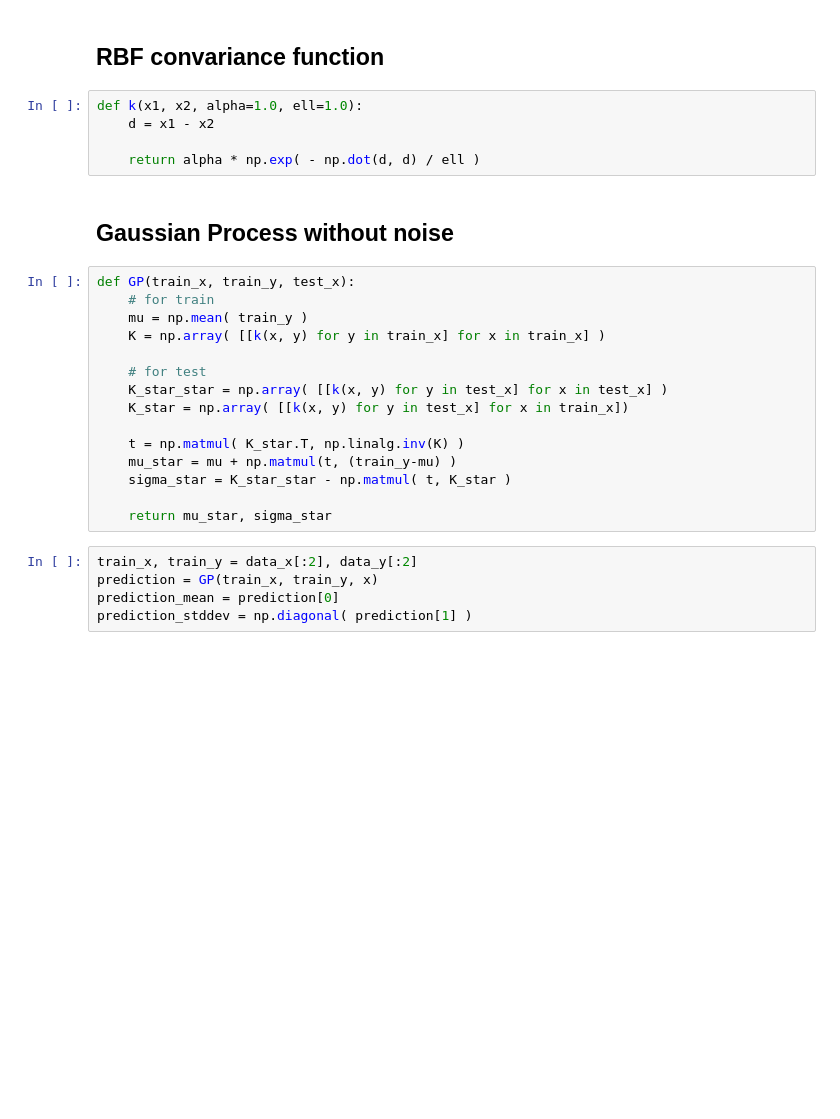
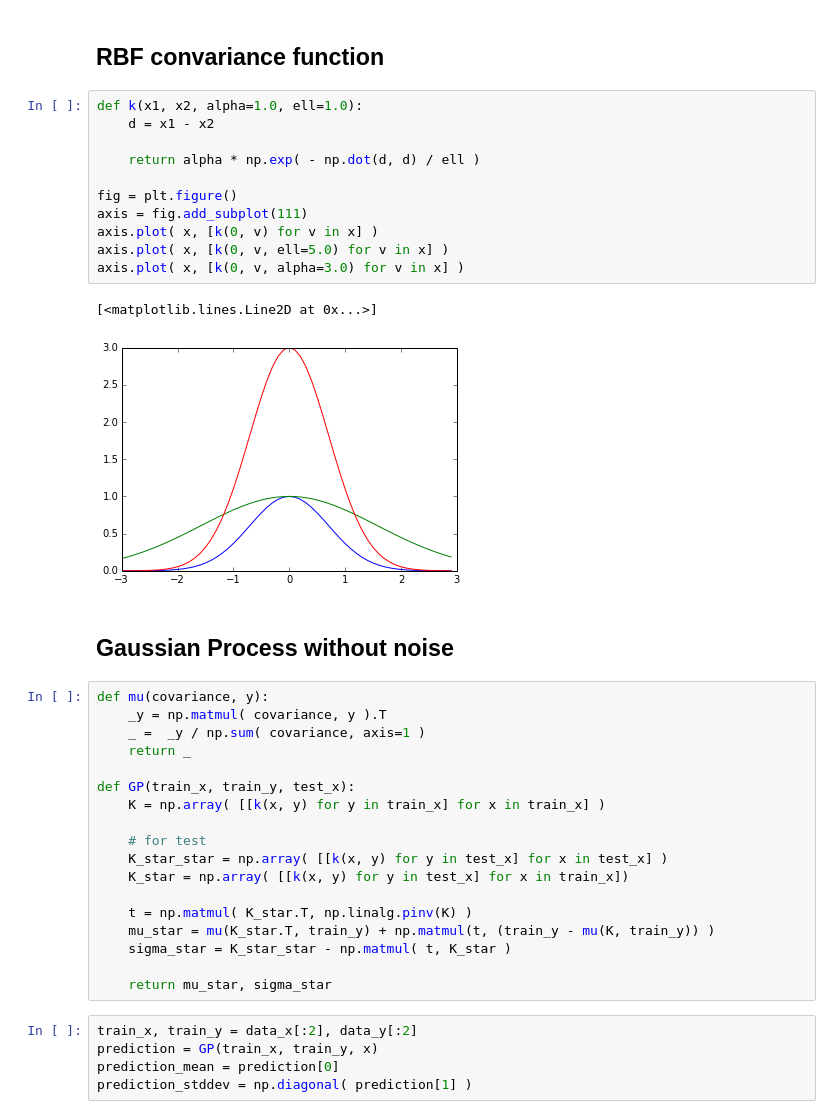
Before and after one commit to arupa-sadhak/machinelearning, a Jupyter notebook: ipython/Gaussian Process.ipynb, the cells around one changed output. Cells and saved outputs as stored; diff of their text form; blank space fills up the shorter version.

```diff
--- a/ipython/Gaussian Process.ipynb
+++ b/ipython/Gaussian Process.ipynb
@@ -28,22 +28,34 @@ axis.scatter(data_x, data_y, c=data_y)
 # %%
 def k(x1, x2, alpha=1.0, ell=1.0):
     d = x1 - x2
 
     return alpha * np.exp( - np.dot(d, d) / ell )
+
+fig = plt.figure()
+axis = fig.add_subplot(111)
+axis.plot( x, [k(0, v) for v in x] )
+axis.plot( x, [k(0, v, ell=5.0) for v in x] )
+axis.plot( x, [k(0, v, alpha=3.0) for v in x] )
+# %% [output]
+[<matplotlib.lines.Line2D at 0x...>]
+[figure, added]
 # %% [markdown]
 ## Gaussian Process without noise
 # %%
+def mu(covariance, y):
+    _y = np.matmul( covariance, y ).T
+    _ =  _y / np.sum( covariance, axis=1 )
+    return _
+
 def GP(train_x, train_y, test_x):
-    # for train
-    mu = np.mean( train_y )
     K = np.array( [[k(x, y) for y in train_x] for x in train_x] )
 
     # for test
     K_star_star = np.array( [[k(x, y) for y in test_x] for x in test_x] )
     K_star = np.array( [[k(x, y) for y in test_x] for x in train_x])
 
-    t = np.matmul( K_star.T, np.linalg.inv(K) )
-    mu_star = mu + np.matmul(t, (train_y-mu) )
+    t = np.matmul( K_star.T, np.linalg.pinv(K) )
+    mu_star = mu(K_star.T, train_y) + np.matmul(t, (train_y - mu(K, train_y)) )
     sigma_star = K_star_star - np.matmul( t, K_star )
 
     return mu_star, sigma_star
```
Also changed, not shown: parts of 13 cells of this notebook.
